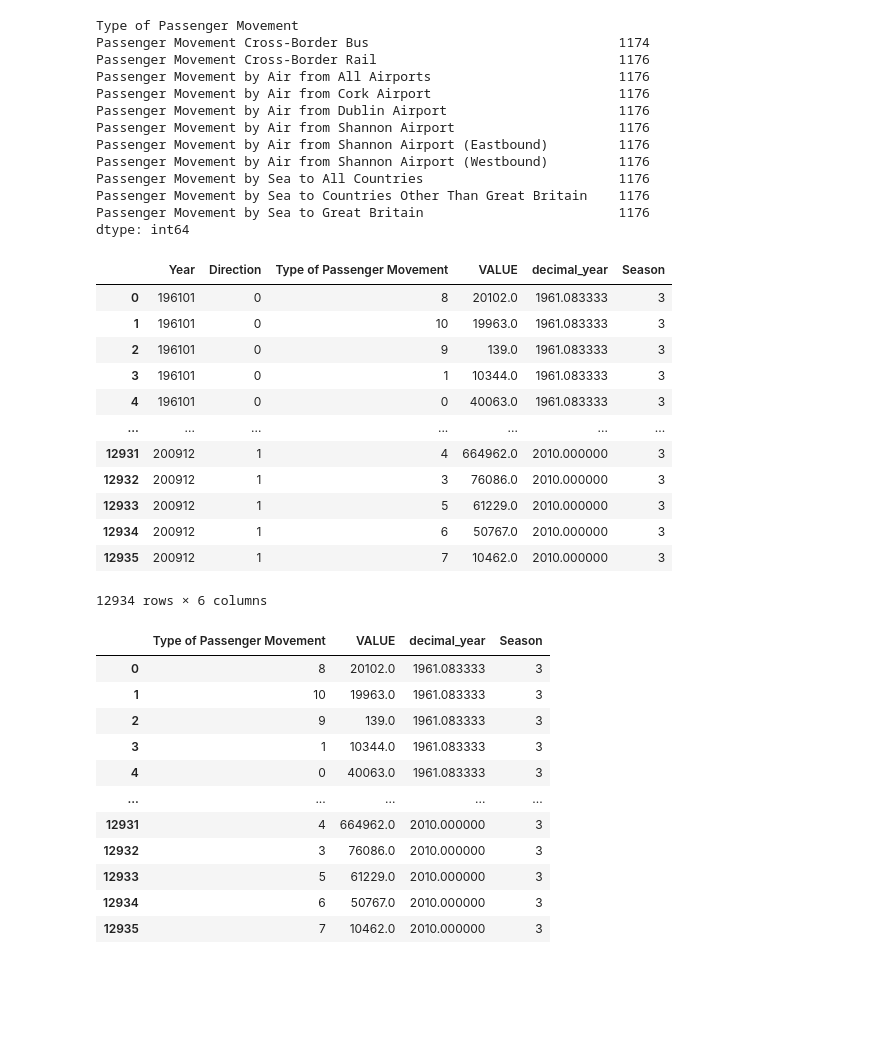
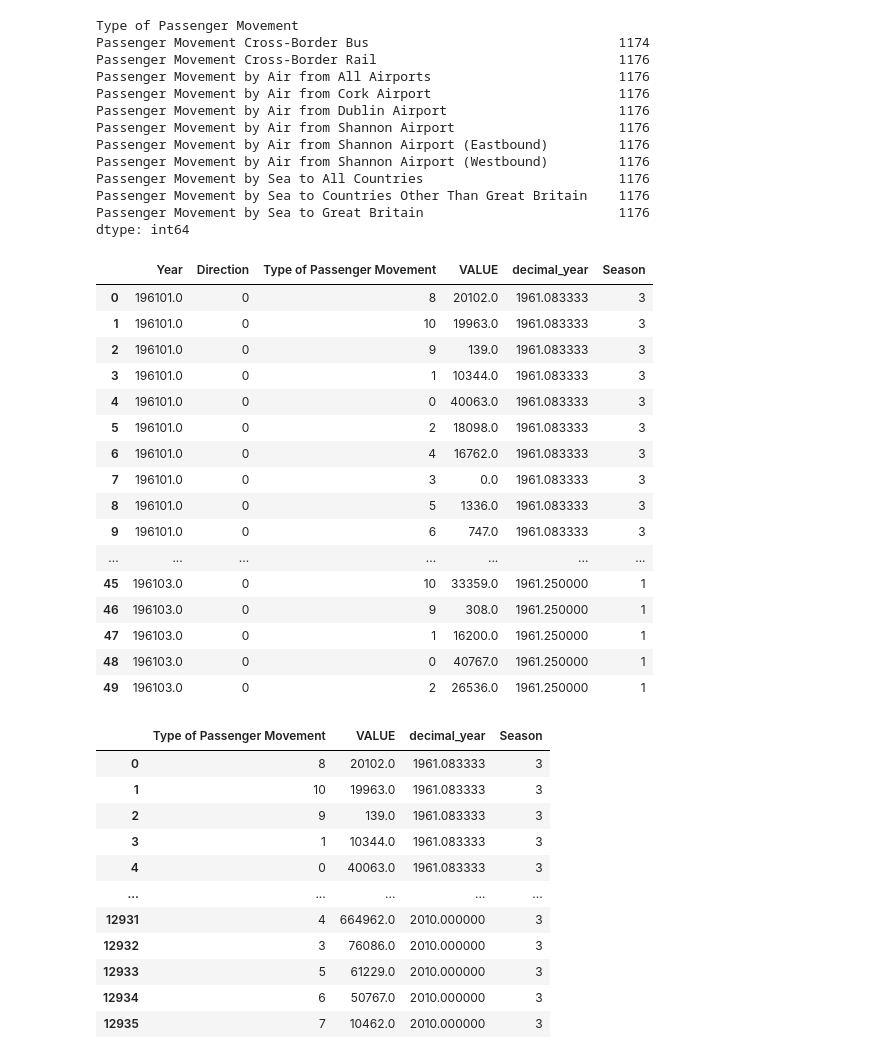
Before and after one commit to CCT-Dublin/ca1-claireobrien00, a Jupyter notebook: Passenger Movement.ipynb, the cells around one changed output. Saved outputs shown, nothing was run; the diff lists cells and outputs as text; code cells hidden in the pictures; blank space fills up the shorter version.

```diff
--- a/Passenger Movement.ipynb
+++ b/Passenger Movement.ipynb
@@ -475,23 +475,9 @@ dtype: int64
 from sklearn.preprocessing import LabelEncoder
 lencoder = LabelEncoder()
 #Need to encode all categorical data
-passenger_movement_df_encoded = passenger_movement_df.copy()
-passenger_movement_df_encoded['Season'] = lencoder.fit_transform(passenger_movement_df_encoded['Season'])
-passenger_movement_df_encoded['Direction'] = lencoder.fit_transform(passenger_movement_df_encoded['Direction'])
-passenger_movement_df_encoded['Type of Passenger Movement'] = lencoder.fit_transform(passenger_movement_df_encoded['Type of Passenger Movement'])
+# passenger_movement_df_encoded = passenger_movement_df.copy()
+# passenger_movement_df_encoded['Season'] = lencoder.fit_transform(passenger_movement_df_encoded['Season'])
+# passenger_movement_df_encoded['Direction'] = lencoder.fit_transform(passenger_movement_df_encoded['Direction'])
+# passenger_movement_df_encoded['Type of Passenger Movement'] = lencoder.fit_transform(passenger_movement_df_encoded['Type of Passenger Movement'])
 
-passenger_movement_df_encoded
+# passenger_movement_df_encoded
-# %% [output]
-|  | Year | Direction | Type of Passenger Movement | VALUE | decimal_year | Season |
-| 0 | 196101 | 0 | 8 | 20102.0 | 1961.083333 | 3 |
-| 1 | 196101 | 0 | 10 | 19963.0 | 1961.083333 | 3 |
-| 2 | 196101 | 0 | 9 | 139.0 | 1961.083333 | 3 |
-| 3 | 196101 | 0 | 1 | 10344.0 | 1961.083333 | 3 |
-| 4 | 196101 | 0 | 0 | 40063.0 | 1961.083333 | 3 |
-| ... | ... | ... | ... | ... | ... | ... |
-| 12931 | 200912 | 1 | 4 | 664962.0 | 2010.000000 | 3 |
-| 12932 | 200912 | 1 | 3 | 76086.0 | 2010.000000 | 3 |
-| 12933 | 200912 | 1 | 5 | 61229.0 | 2010.000000 | 3 |
-| 12934 | 200912 | 1 | 6 | 50767.0 | 2010.000000 | 3 |
-| 12935 | 200912 | 1 | 7 | 10462.0 | 2010.000000 | 3 |
-12934 rows × 6 columns
@@ -498,3 +493,24 @@ passenger_movement_df_encoded
+# %%
+passenger_movement_df_encoded = encode(passenger_movement_df)
+passenger_movement_df_encoded.head(50)
+# %% [output]
+|  | Year | Direction | Type of Passenger Movement | VALUE | decimal_year | Season |
+| 0 | 196101.0 | 0 | 8 | 20102.0 | 1961.083333 | 3 |
+| 1 | 196101.0 | 0 | 10 | 19963.0 | 1961.083333 | 3 |
+| 2 | 196101.0 | 0 | 9 | 139.0 | 1961.083333 | 3 |
+| 3 | 196101.0 | 0 | 1 | 10344.0 | 1961.083333 | 3 |
+| 4 | 196101.0 | 0 | 0 | 40063.0 | 1961.083333 | 3 |
+| 5 | 196101.0 | 0 | 2 | 18098.0 | 1961.083333 | 3 |
+| 6 | 196101.0 | 0 | 4 | 16762.0 | 1961.083333 | 3 |
+| 7 | 196101.0 | 0 | 3 | 0.0 | 1961.083333 | 3 |
+| 8 | 196101.0 | 0 | 5 | 1336.0 | 1961.083333 | 3 |
+| 9 | 196101.0 | 0 | 6 | 747.0 | 1961.083333 | 3 |
+| ... | ... | ... | ... | ... | ... | ... |
+| 45 | 196103.0 | 0 | 10 | 33359.0 | 1961.250000 | 1 |
+| 46 | 196103.0 | 0 | 9 | 308.0 | 1961.250000 | 1 |
+| 47 | 196103.0 | 0 | 1 | 16200.0 | 1961.250000 | 1 |
+| 48 | 196103.0 | 0 | 0 | 40767.0 | 1961.250000 | 1 |
+| 49 | 196103.0 | 0 | 2 | 26536.0 | 1961.250000 | 1 |
 # %%
 from sklearn.model_selection import train_test_split
 #Going to add another column based off of the time of year
```
Also changed, not shown: parts of 61 cells of this notebook, 1 other file.
